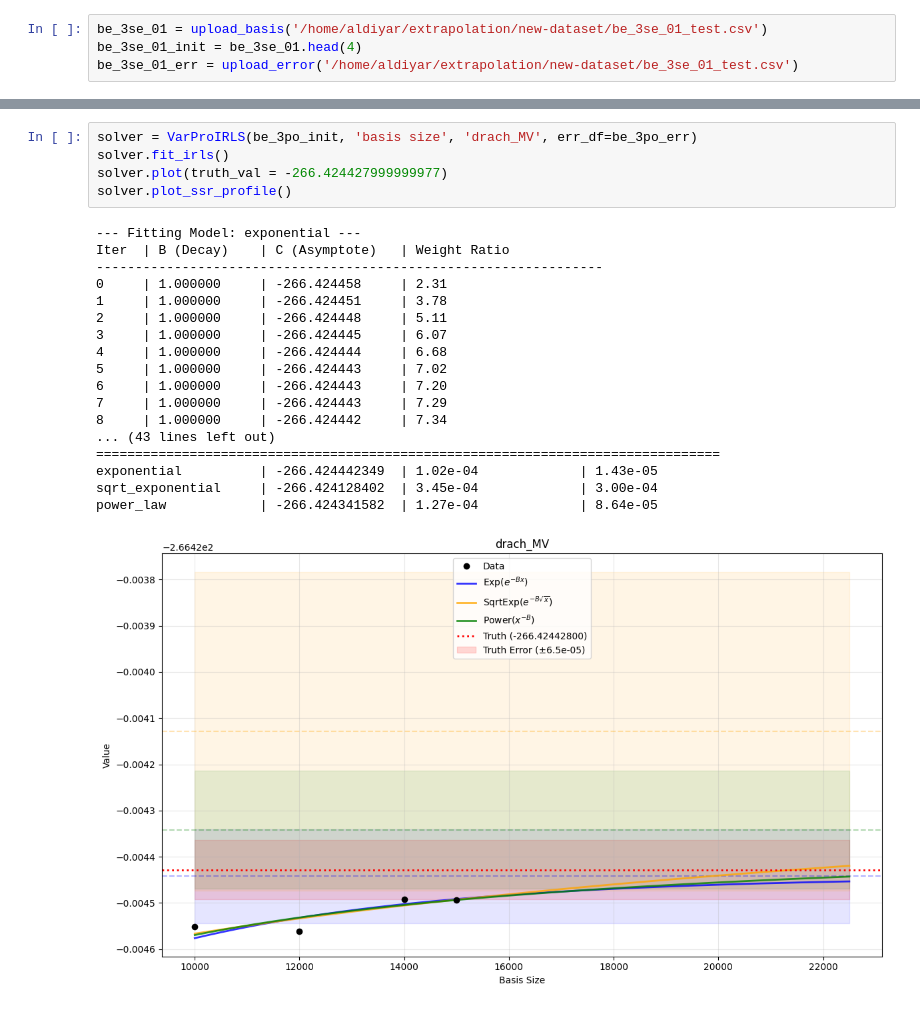
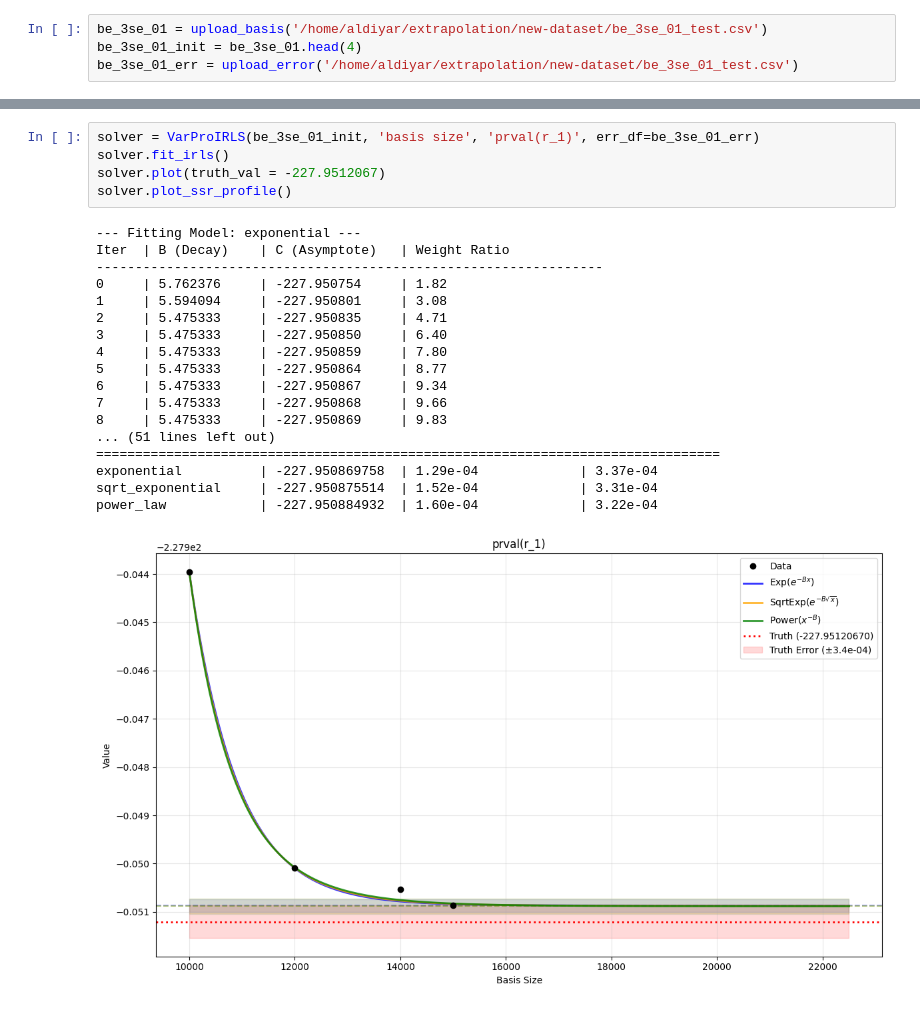
Before and after one commit to trulyaldi/extrapolation, a Jupyter notebook: src/extrap_varpro.ipynb, the cells around one changed output, grey strips where cells are left out. Drawn from its saved outputs; the diff is of its cells as text.

```diff
--- a/src/extrap_varpro.ipynb
+++ b/src/extrap_varpro.ipynb
@@ -347,26 +348,26 @@ class VarProIRLS:
         plt.tight_layout()
         plt.show()
 # %%
-solver = VarProIRLS(be_3po_init, 'basis size', 'drach_MV', err_df=be_3po_err)
+solver = VarProIRLS(be_3se_01_init, 'basis size', 'prval(r_1)', err_df=be_3se_01_err)
 solver.fit_irls()
-solver.plot(truth_val = -266.424427999999977)
+solver.plot(truth_val = -227.9512067)
 solver.plot_ssr_profile()
 # %% [output]
 --- Fitting Model: exponential ---
 Iter  | B (Decay)    | C (Asymptote)   | Weight Ratio
 -----------------------------------------------------------------
-0     | 1.000000     | -266.424458     | 2.31
-1     | 1.000000     | -266.424451     | 3.78
-2     | 1.000000     | -266.424448     | 5.11
-3     | 1.000000     | -266.424445     | 6.07
-4     | 1.000000     | -266.424444     | 6.68
-5     | 1.000000     | -266.424443     | 7.02
-6     | 1.000000     | -266.424443     | 7.20
-7     | 1.000000     | -266.424443     | 7.29
-8     | 1.000000     | -266.424442     | 7.34
-... (43 lines left out)
+0     | 5.762376     | -227.950754     | 1.82
+1     | 5.594094     | -227.950801     | 3.08
+2     | 5.475333     | -227.950835     | 4.71
+3     | 5.475333     | -227.950850     | 6.40
+4     | 5.475333     | -227.950859     | 7.80
+5     | 5.475333     | -227.950864     | 8.77
+6     | 5.475333     | -227.950867     | 9.34
+7     | 5.475333     | -227.950868     | 9.66
+8     | 5.475333     | -227.950869     | 9.83
+... (51 lines left out)
 ================================================================================
-exponential          | -266.424442349  | 1.02e-04             | 1.43e-05
-sqrt_exponential     | -266.424128402  | 3.45e-04             | 3.00e-04
-power_law            | -266.424341582  | 1.27e-04             | 8.64e-05
+exponential          | -227.950869758  | 1.29e-04             | 3.37e-04
+sqrt_exponential     | -227.950875514  | 1.52e-04             | 3.31e-04
+power_law            | -227.950884932  | 1.60e-04             | 3.22e-04
-[figure, old version]
+[figure, new version]
```
Also changed, not shown: parts of 5 cells of this notebook, 6 other files.
